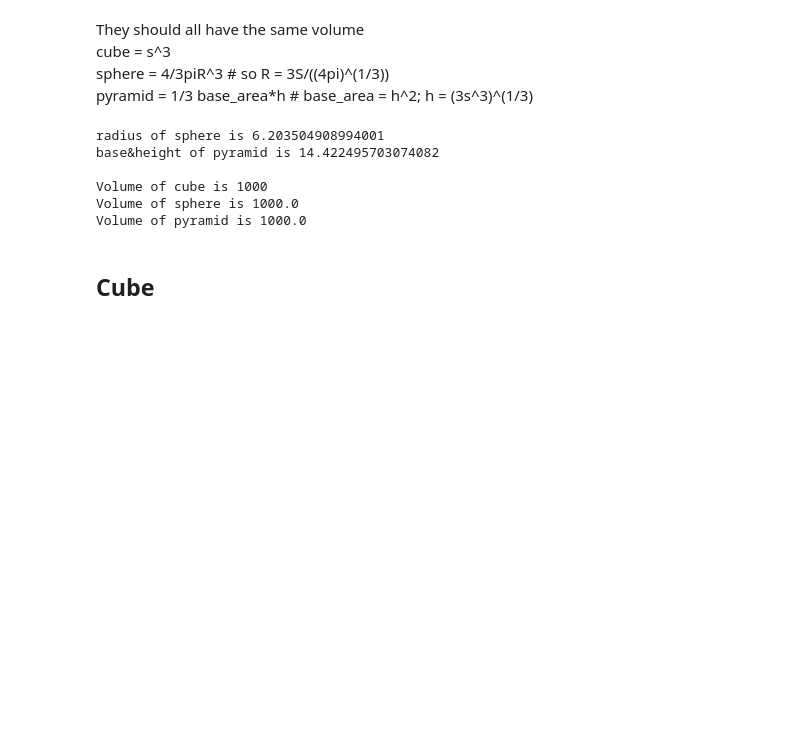
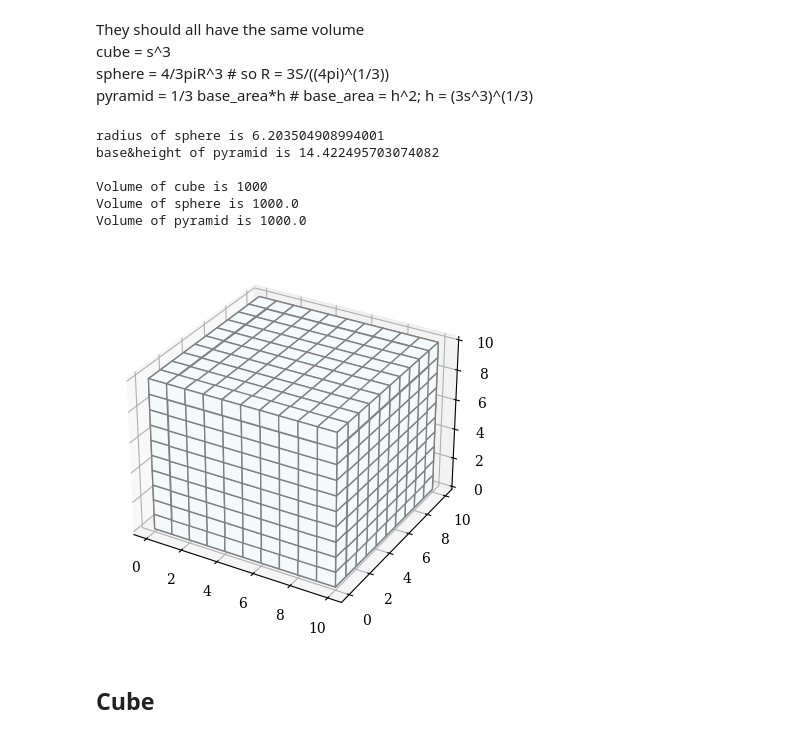
Before and after one commit to Mte2112/ATOC5235, a Jupyter notebook: final_project/final_project_mte.ipynb, the cells around one changed output. Drawn from its saved outputs; the diff is of its cells as text; code cells hidden in the pictures; blank space fills up the shorter version.

```diff
--- a/final_project/final_project_mte.ipynb
+++ b/final_project/final_project_mte.ipynb
@@ -71,6 +71,14 @@ base&height of pyramid is 14.422495703074082
 Volume of cube is 1000
 Volume of sphere is 1000.0
 Volume of pyramid is 1000.0
+# %%
+fig = plt.figure()
+ax = fig.add_subplot(111, projection='3d')
+axes = [optical_depth, optical_depth, optical_depth]
+data = np.ones(axes, dtype=np.bool)
+ax.voxels(data, facecolors="#F4FAFC", shade=False, edgecolors="grey");
+# %% [output]
+[figure, added]
 # %%
 # animation function
 def animate(i, shape, shape_flipped="no"):
```
Also changed, not shown: parts of 2 cells of this notebook.
